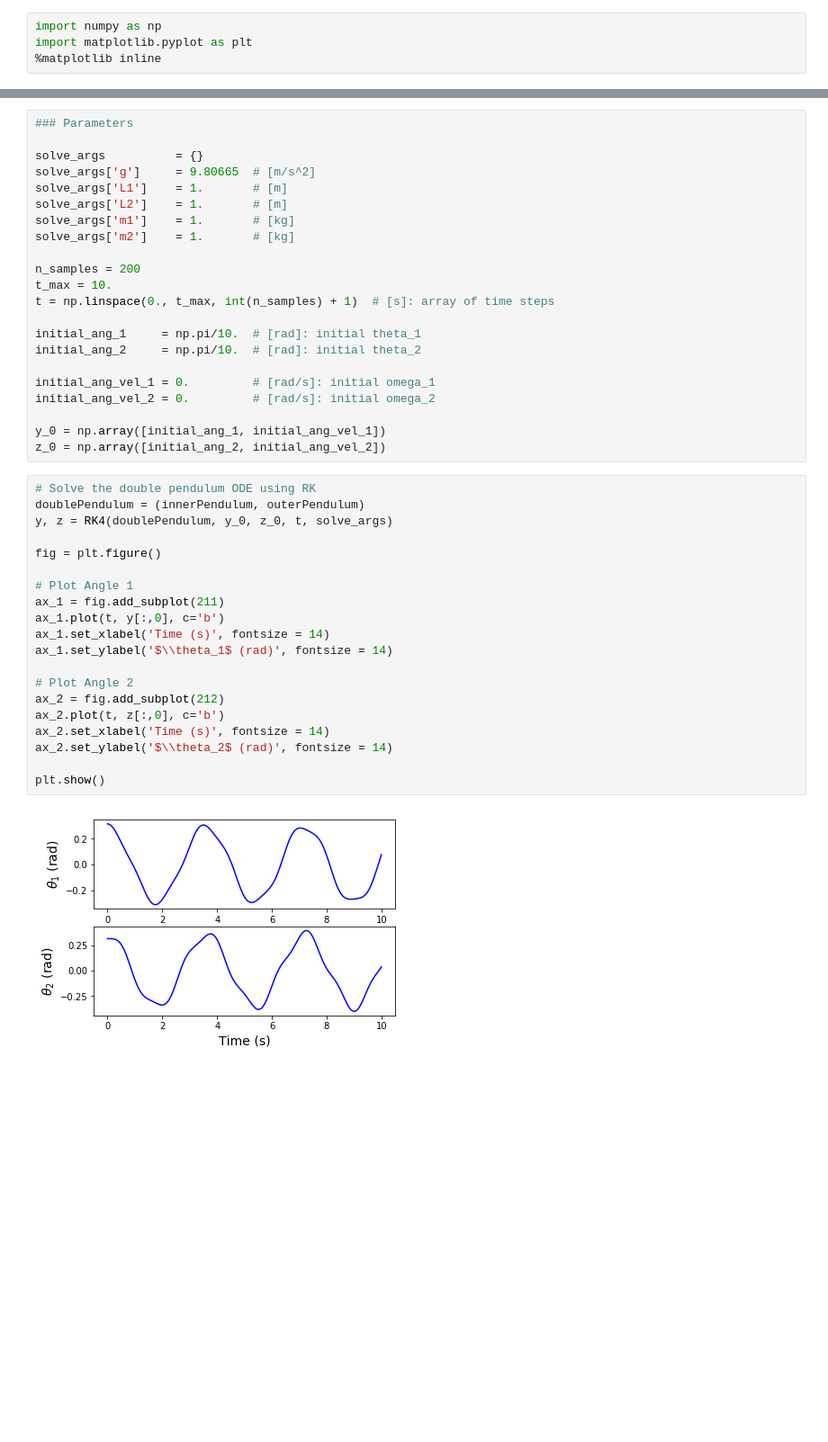
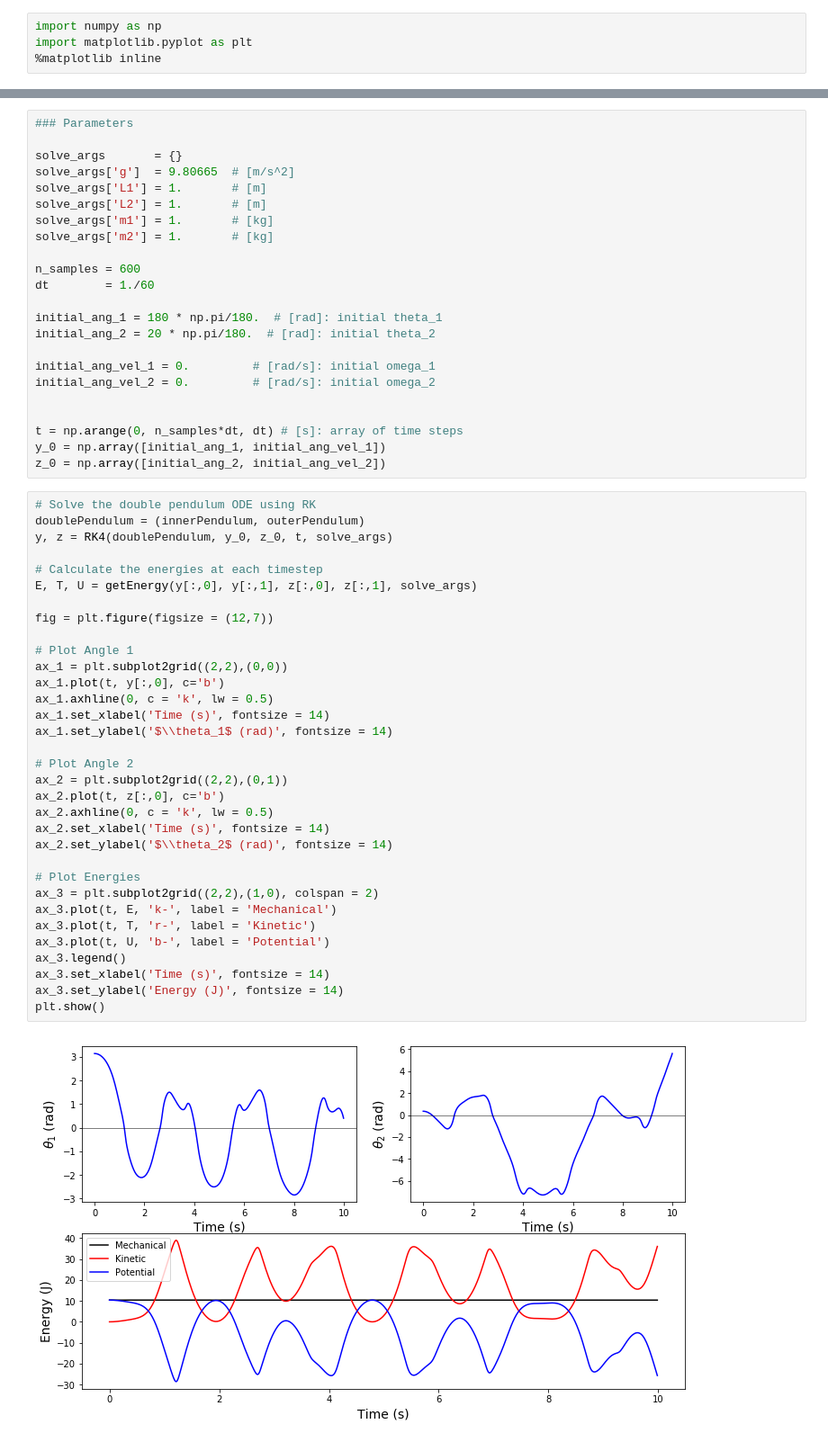
Before and after one commit to MSenani/DoublePendulum, a Jupyter notebook: Double-Pendulum-Analysis.ipynb, the cells around one changed output, grey strips where cells are left out. Shown: that part at 90% size. Saved outputs shown, nothing was run; the diff lists cells and outputs as text; blank space fills up the shorter version.

```diff
--- a/Double-Pendulum-Analysis.ipynb
+++ b/Double-Pendulum-Analysis.ipynb
@@ -277,44 +410,58 @@ def outerPendulum(t, y, z, args):
 # %%
 ### Parameters
 
-solve_args          = {}
-solve_args['g']     = 9.80665  # [m/s^2]
-solve_args['L1']    = 1.       # [m]
-solve_args['L2']    = 1.       # [m]
-solve_args['m1']    = 1.       # [kg]
-solve_args['m2']    = 1.       # [kg]
+solve_args       = {}
+solve_args['g']  = 9.80665  # [m/s^2]
+solve_args['L1'] = 1.       # [m]
+solve_args['L2'] = 1.       # [m]
+solve_args['m1'] = 1.       # [kg]
+solve_args['m2'] = 1.       # [kg]
 
-n_samples = 200
-t_max = 10.
-t = np.linspace(0., t_max, int(n_samples) + 1)  # [s]: array of time steps
+n_samples = 600
+dt        = 1./60
 
-initial_ang_1     = np.pi/10.  # [rad]: initial theta_1
-initial_ang_2     = np.pi/10.  # [rad]: initial theta_2
+initial_ang_1 = 180 * np.pi/180.  # [rad]: initial theta_1
+initial_ang_2 = 20 * np.pi/180.  # [rad]: initial theta_2
 
 initial_ang_vel_1 = 0.         # [rad/s]: initial omega_1
 initial_ang_vel_2 = 0.         # [rad/s]: initial omega_2
 
+
+t = np.arange(0, n_samples*dt, dt) # [s]: array of time steps
 y_0 = np.array([initial_ang_1, initial_ang_vel_1])
 z_0 = np.array([initial_ang_2, initial_ang_vel_2])
 # %%
 # Solve the double pendulum ODE using RK
 doublePendulum = (innerPendulum, outerPendulum)
 y, z = RK4(doublePendulum, y_0, z_0, t, solve_args)
 
-fig = plt.figure()
+# Calculate the energies at each timestep
+E, T, U = getEnergy(y[:,0], y[:,1], z[:,0], z[:,1], solve_args)
+
+fig = plt.figure(figsize = (12,7))
 
 # Plot Angle 1
-ax_1 = fig.add_subplot(211)
+ax_1 = plt.subplot2grid((2,2),(0,0))
 ax_1.plot(t, y[:,0], c='b')
+ax_1.axhline(0, c = 'k', lw = 0.5)
 ax_1.set_xlabel('Time (s)', fontsize = 14)
 ax_1.set_ylabel('$\\theta_1$ (rad)', fontsize = 14)
 
 # Plot Angle 2
-ax_2 = fig.add_subplot(212)
+ax_2 = plt.subplot2grid((2,2),(0,1))
 ax_2.plot(t, z[:,0], c='b')
+ax_2.axhline(0, c = 'k', lw = 0.5)
 ax_2.set_xlabel('Time (s)', fontsize = 14)
 ax_2.set_ylabel('$\\theta_2$ (rad)', fontsize = 14)
 
+# Plot Energies
+ax_3 = plt.subplot2grid((2,2),(1,0), colspan = 2)
+ax_3.plot(t, E, 'k-', label = 'Mechanical')
+ax_3.plot(t, T, 'r-', label = 'Kinetic')
+ax_3.plot(t, U, 'b-', label = 'Potential')
+ax_3.legend()
+ax_3.set_xlabel('Time (s)', fontsize = 14)
+ax_3.set_ylabel('Energy (J)', fontsize = 14)
 plt.show()
 # %% [output]
-[figure, old version]
+[figure, new version]
```
Also changed, not shown: parts of 28 cells of this notebook, 1 other file.
